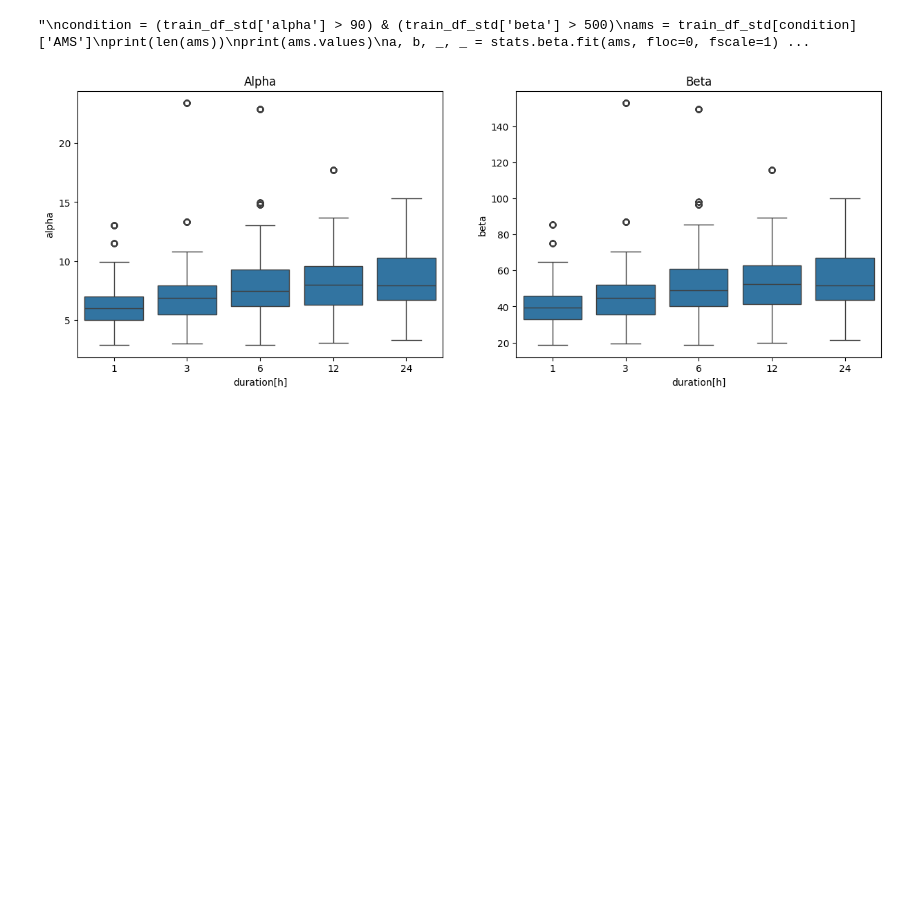
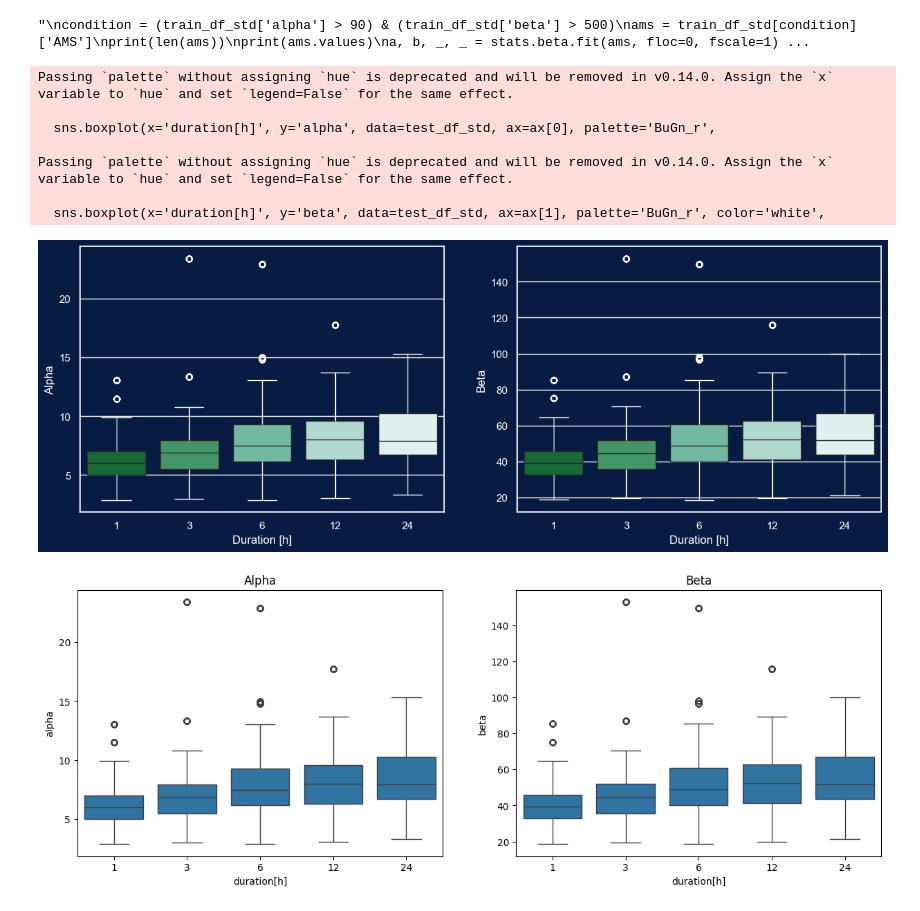
Before and after one commit to oshodiS/Rainfall-BetaEstimation, a Jupyter notebook: Rainfall BETA.ipynb, the cells around one changed output. Cells and saved outputs as stored; diff of their text form; code cells hidden in the pictures; blank space fills up the shorter version.

```diff
--- a/Rainfall BETA.ipynb
+++ b/Rainfall BETA.ipynb
@@ -248,6 +248,49 @@ plt.show()
 '''
 # %% [output]
 "\ncondition = (train_df_std['alpha'] > 90) & (train_df_std['beta'] > 500)\nams = train_df_std[condition]['AMS']\nprint(len(ams))\nprint(ams.values)\na, b, _, _ = stats.beta.fit(ams, floc=0, fscale=1) ...
+# %%
+#boxplot of alpha and beta
+fig, ax = plt.subplots(1, 2, figsize=(15, 5))
+sns.set(rc={'axes.facecolor': '#071C42', 'figure.facecolor': '#071C42', 'text.color':'white'})
+
+#ALPHA
+sns.boxplot(x='duration[h]', y='alpha', data=test_df_std, ax=ax[0], palette='BuGn_r',
+            color='white',
+            whiskerprops=dict(color='white'),
+            capprops=dict(color='white'),
+            flierprops=dict(markeredgecolor='white'))
+
+# Set both x and y axis color to white
+ax[0].tick_params(axis='x', colors='white')
+ax[0].tick_params(axis='y', colors='white')
+
+# Set axes titles color to white
+ax[0].set_xlabel("Duration [h]", color='white')
+ax[0].set_ylabel("Alpha", color='white')
+
+#BETA
+sns.boxplot(x='duration[h]', y='beta', data=test_df_std, ax=ax[1], palette='BuGn_r', color='white',
+            whiskerprops=dict(color='white'),
+            capprops=dict(color='white'),
+            flierprops=dict(markeredgecolor='white'))
+
+ax[1].tick_params(axis='x', colors='white')
+ax[1].tick_params(axis='y', colors='white')
+
+# Set axes titles color to white
+ax[1].set_xlabel("Duration [h]", color='white')
+ax[1].set_ylabel("Beta", color='white')
+
+plt.show()
+# %% [output]
+Passing `palette` without assigning `hue` is deprecated and will be removed in v0.14.0. Assign the `x` variable to `hue` and set `legend=False` for the same effect.
+
+  sns.boxplot(x='duration[h]', y='alpha', data=test_df_std, ax=ax[0], palette='BuGn_r',
+
+Passing `palette` without assigning `hue` is deprecated and will be removed in v0.14.0. Assign the `x` variable to `hue` and set `legend=False` for the same effect.
+
+  sns.boxplot(x='duration[h]', y='beta', data=test_df_std, ax=ax[1], palette='BuGn_r', color='white',
+[figure, added]
 # %%
 #boxplot of alpha and beta
 fig, ax = plt.subplots(1, 2, figsize=(15, 5))
```
Also changed, not shown: 1 other file.
